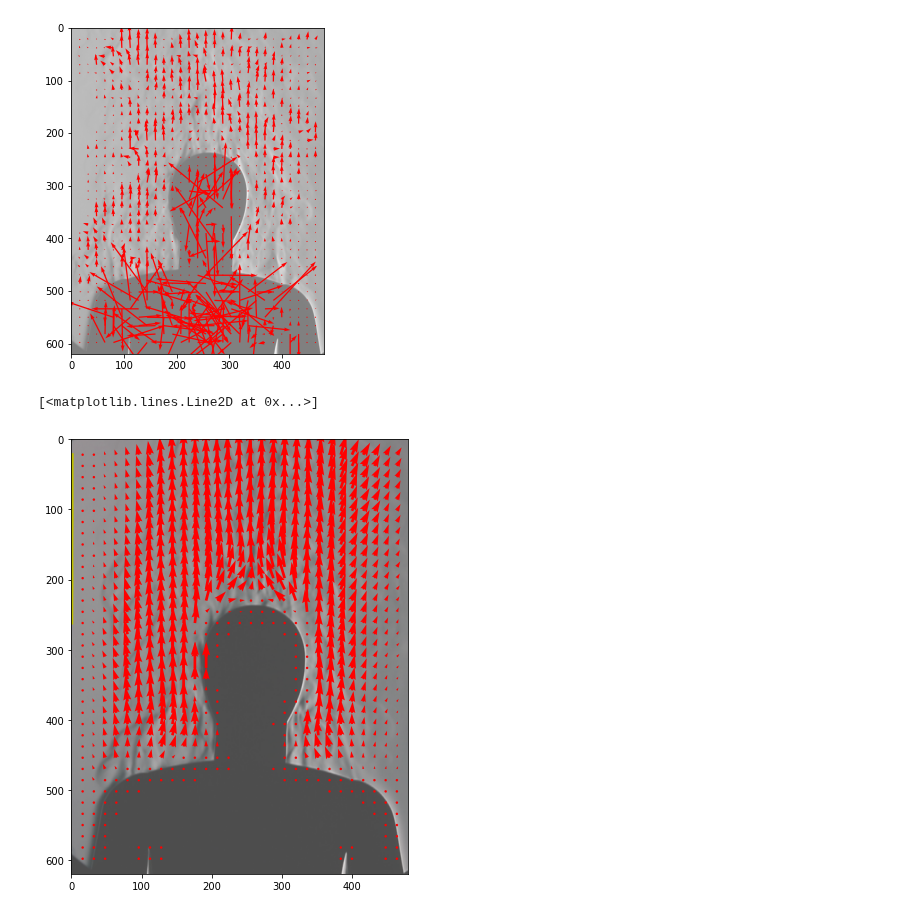
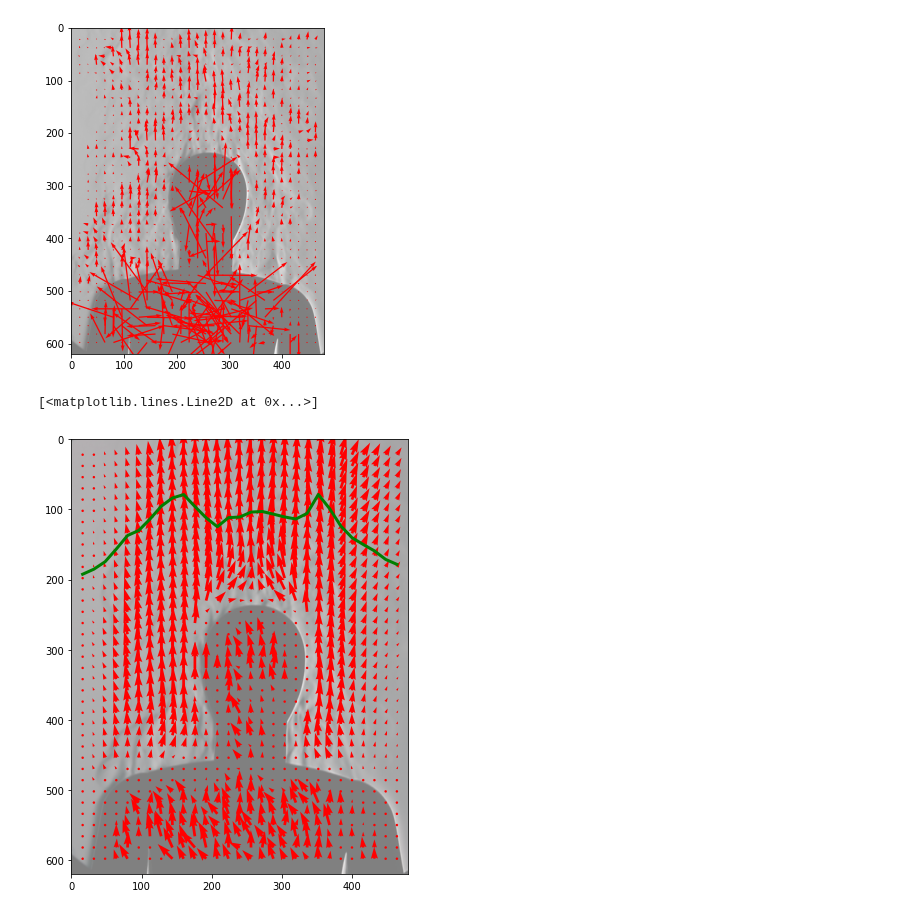
Before and after one commit to OpenPIV/openpiv-python-examples, a Jupyter notebook: notebooks/analyse_movie_thermal_plume.ipynb, the cells around one changed output. Cells and saved outputs as stored; diff of their text form; code cells hidden in the pictures.

Commit message:
the quiver is colored and added a profile

```diff
--- a/notebooks/analyse_movie_thermal_plume.ipynb
+++ b/notebooks/analyse_movie_thermal_plume.ipynb
@@ -67,15 +67,15 @@ while success:
         V.append(v)
 # %%
 U = np.stack(U)
-Umean = np.mean(U, axis=0)
+Umean = np.nanmean(U, axis=0)
 V = np.stack(V)
-Vmean = np.mean(V,axis=0)
+Vmean = np.nanmean(V,axis=0)
 # %%
 fig,ax = plt.subplots(figsize=(8,8))
-ax.imshow(image1[100:,370:850],alpha=0.7)
+ax.imshow(image1[100:,370:850],alpha=0.5)
 ax.quiver(x,y,Umean,-Vmean,scale=20,color='r',width=.008)
 # plt.show()
-plt.plot(np.mean(Umean,axis=1)*20,y[:,0],color='y',lw=3)
+plt.plot(x[10,:], np.nanmean(Vmean,axis=0)*100+200,color='g',lw=3)
 # %% [output]
 [<matplotlib.lines.Line2D at 0x...>]
-[figure, old version]
+[figure, new version]
```
